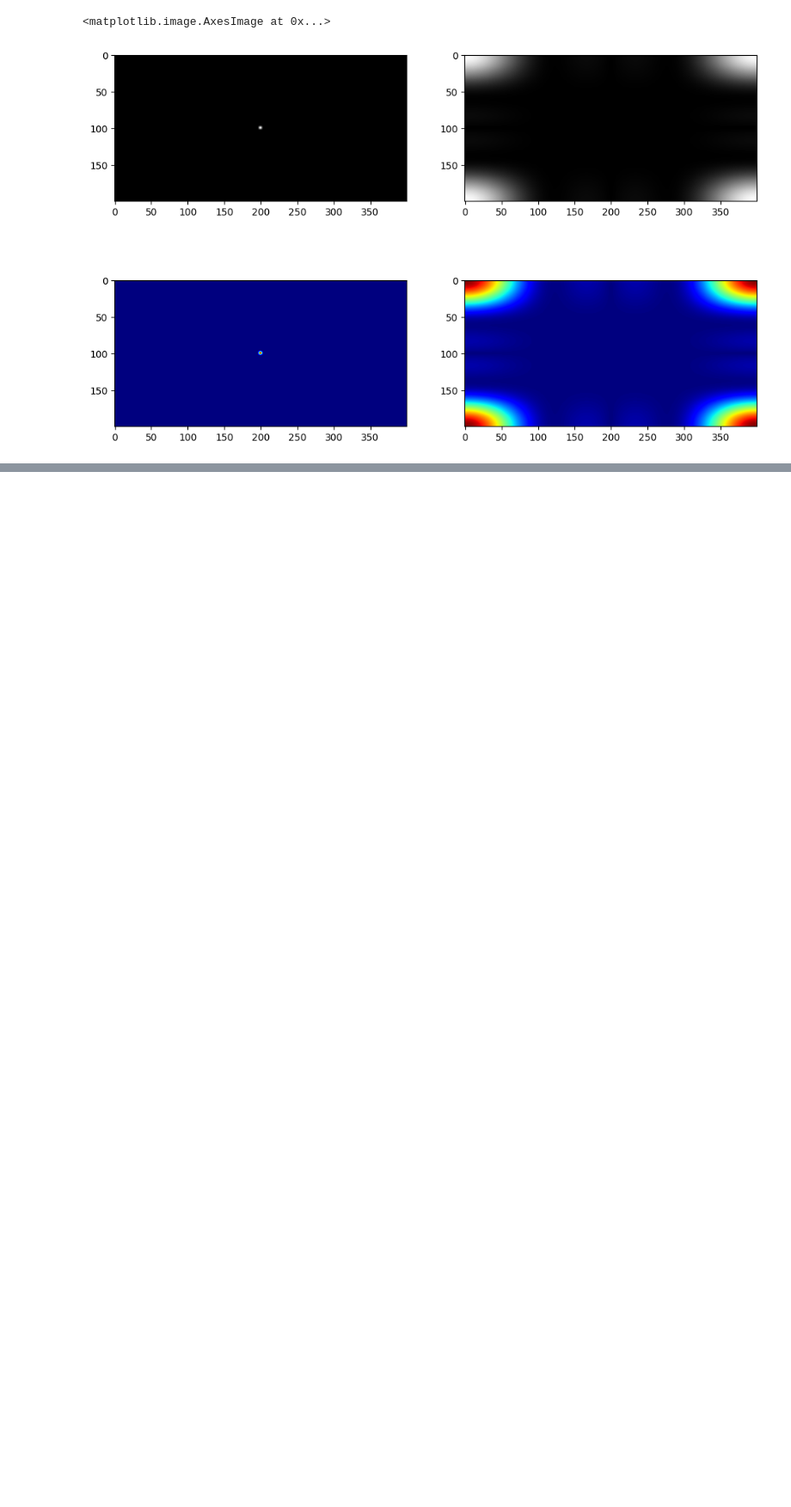
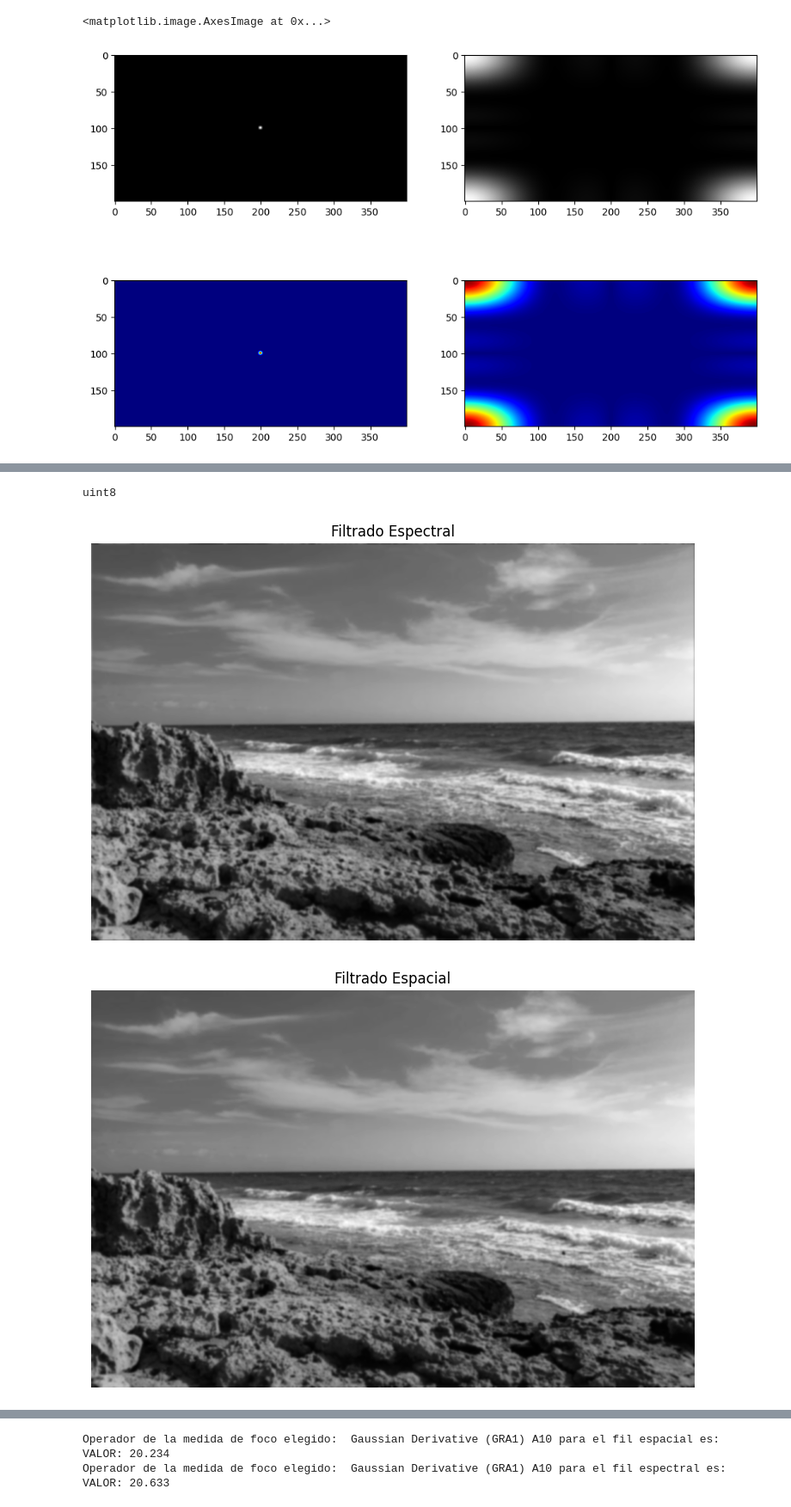
Before and after one commit to fede0ter0/vision_computadora_i, a Jupyter notebook: tp_2/tp_2.ipynb, the cells around one changed output, grey strips where cells are left out. Shown at 86% size. Cells and saved outputs as stored; diff of their text form; code cells hidden in the pictures; blank space fills up the shorter version.

```diff
--- a/tp_2/tp_2.ipynb
+++ b/tp_2/tp_2.ipynb
@@ -48,0 +183,51 @@ plt.imshow(fgf, cmap='jet')
+# %%
+def GRA1(image,s1):
+# calcula la ecuacion A15
+    gx, gy = derv_gauss(s1)
+    t1 = cv.filter2D(image, -1, gx)
+    t2 = cv.filter2D(image, -1, gy)
+
+    plt.figure(figsize=(12, 6))
+    plt.subplot(1, 2, 1)
+    plt.imshow(t1,cmap='gray')
+    plt.title('Convolucion entre la imagen y Gx')
+    plt.axis('off')
+    plt.subplot(1, 2, 2)
+    plt.imshow(t2,cmap='gray')
+    plt.title('Convolucion entre la imagen y Gy')
+    plt.axis('off')
+    plt.show()
+    F = (1/(N*M))*np.sum(t1**2 + t2**2)
+    return F
+# %%
+gf, fgf = create_gauss_filter(M,N,13,1.5)
+s1 = 1.0 # Sigma del operador de foco
+
+# Filtardo espectral
+shifted_img_fft = np.fft.fftshift(np.fft.fft2(gray))
+filtrado_spectral = shifted_img_fft *  np.fft.fftshift(fgf)
+f_ishift = np.fft.ifftshift(filtrado_spectral)
+fil_spec_esp = np.real(np.fft.ifft2(f_ishift))
+fil_int = np.uint8(fil_spec_esp)
+print(fil_int.dtype)
+plt.figure(figsize=(12, 6))
+plt.imshow(fil_spec_esp,cmap='gray')
+plt.title('Filtrado Espectral')
+plt.axis('off')
+
+# Filtrado espacial
+filtrado_espacial = cv.filter2D(gray, -1, gf)
+plt.figure(figsize=(12, 6))
+plt.imshow(filtrado_espacial,cmap='gray')
+plt.title('Filtrado Espacial')
+plt.axis('off')
+
+Fesp = GRA1(filtrado_espacial,s1)
+Fspec = GRA1(fil_int,s1)
+
+print(f"Operador de la medida de foco elegido:  Gaussian Derivative (GRA1) A10 para el fil espacial es:  VALOR: {Fesp:.3f} ")
+print(f"Operador de la medida de foco elegido:  Gaussian Derivative (GRA1) A10 para el fil espectral es:  VALOR: {Fspec:.3f} ")
+# %% [output]
+uint8
+[figure, added]
+[figure, added]
@@ -48,0 +236,2 @@ plt.imshow(fgf, cmap='jet')
+Operador de la medida de foco elegido:  Gaussian Derivative (GRA1) A10 para el fil espacial es:  VALOR: 20.234
+Operador de la medida de foco elegido:  Gaussian Derivative (GRA1) A10 para el fil espectral es:  VALOR: 20.633
```
Also changed, not shown: parts of 14 cells of this notebook.
